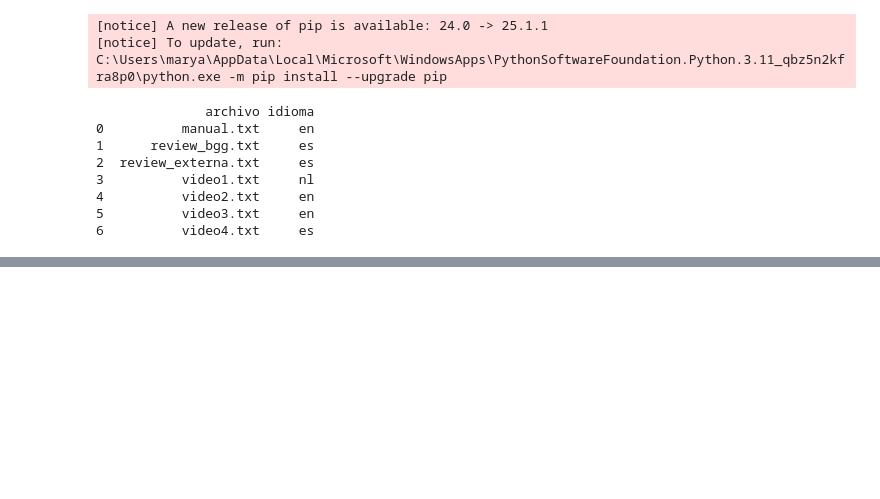
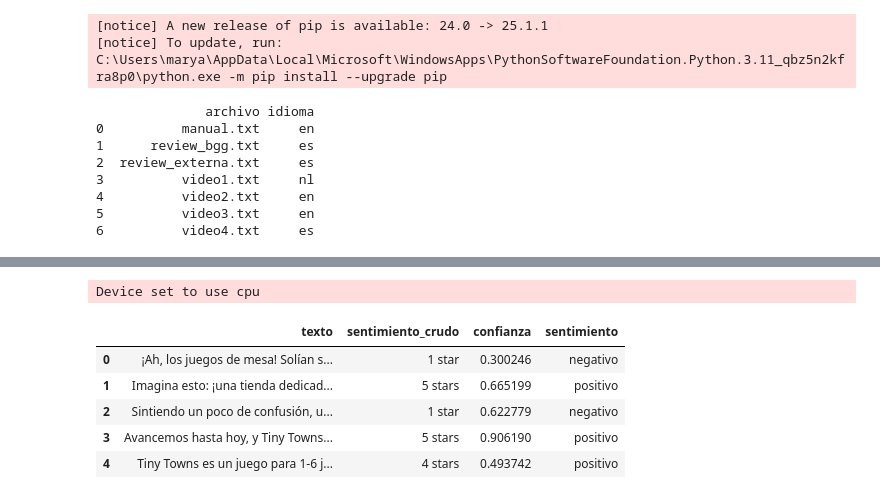
Before and after one commit to MariaCeli/NLP_Celi_Maria, a Jupyter notebook: codigo/TP2_NLP.ipynb, the cells around one changed output, grey strips where cells are left out. Cells and saved outputs as stored; diff of their text form; code cells hidden in the pictures; blank space fills up the shorter version.

```diff
--- a/codigo/TP2_NLP.ipynb
+++ b/codigo/TP2_NLP.ipynb
@@ -106,16 +107,3 @@ divídelos en fragmentos, luego realiza extracciones de sustantivos (POS) y cate
 sustantivos (NER), a continuación realiza una búsqueda de similitud filtrando por
 sustantivos, compara las distintas técnicas de distancias vistas en clases, elija la mejor y
 justifique la razón por la que esta técnica se ajusta para este tipo de búsquedas.
-# %%
-# Paso 1: cargar el texto manualmente
-with open("../datos/informacion/review_externa.txt", "r", encoding="utf-8") as f:
-    texto = f.read()
-
-# Paso 2: fragmentar el texto por oraciones de forma básica
-oraciones = [frase.strip() for frase in texto.split('.') if len(frase.strip()) > 20]
-
-# Mostrar ejemplo
-for i, oracion in enumerate(oraciones[:5]):
-    print(f"{i+1}: {oracion}")
-
-print(f"{len(oraciones)}")
@@ -391,0 +292,51 @@ print(df_idiomas)
+# %%
+#!pip install transformers
+
+from transformers import BertTokenizer, BertForSequenceClassification, pipeline
+import pandas as pd
+
+# cargar modelo preentrenado
+model_name = "nlptown/bert-base-multilingual-uncased-sentiment"
+tokenizer = BertTokenizer.from_pretrained(model_name)
+model = BertForSequenceClassification.from_pretrained(model_name)
+
+# pipeline de análisis de sentimiento
+nlp = pipeline("sentiment-analysis", model=model, tokenizer=tokenizer)
+
+# cargar reseñas
+with open("../datos/informacion/review_bgg.txt", "r", encoding="utf-8") as f:
+    lineas = [linea.strip() for linea in f if len(linea.strip()) > 15]
+
+# análisis de sentimiento
+resultados = []
+for linea in lineas:
+    resultado = nlp(linea)[0]
+    resultados.append({
+        "texto": linea,
+        "sentimiento_crudo": resultado["label"],
+        "confianza": resultado["score"]
+    })
+
+# dataframe
+df = pd.DataFrame(resultados)
+
+# campo de sentimiento a 'positivo', 'neutral', 'negativo'
+def clasificar(label):
+    estrellas = int(label[0])
+    if estrellas <= 2:
+        return "negativo"
+    elif estrellas == 3:
+        return "neutral"
+    else:
+        return "positivo"
+
+df["sentimiento"] = df["sentimiento_crudo"].apply(clasificar)
+display(df.head())
+# %% [output]
+Device set to use cpu
+|  | texto | sentimiento_crudo | confianza | sentimiento |
+| 0 | ¡Ah, los juegos de mesa! Solían s... | 1 star | 0.300246 | negativo |
+| 1 | Imagina esto: ¡una tienda dedicad... | 5 stars | 0.665199 | positivo |
+| 2 | Sintiendo un poco de confusión, u... | 1 star | 0.622779 | negativo |
+| 3 | Avancemos hasta hoy, y Tiny Towns... | 5 stars | 0.906190 | positivo |
+| 4 | Tiny Towns es un juego para 1-6 j... | 4 stars | 0.493742 | positivo |
```
Also changed, not shown: parts of 18 cells of this notebook, 2 other files.
